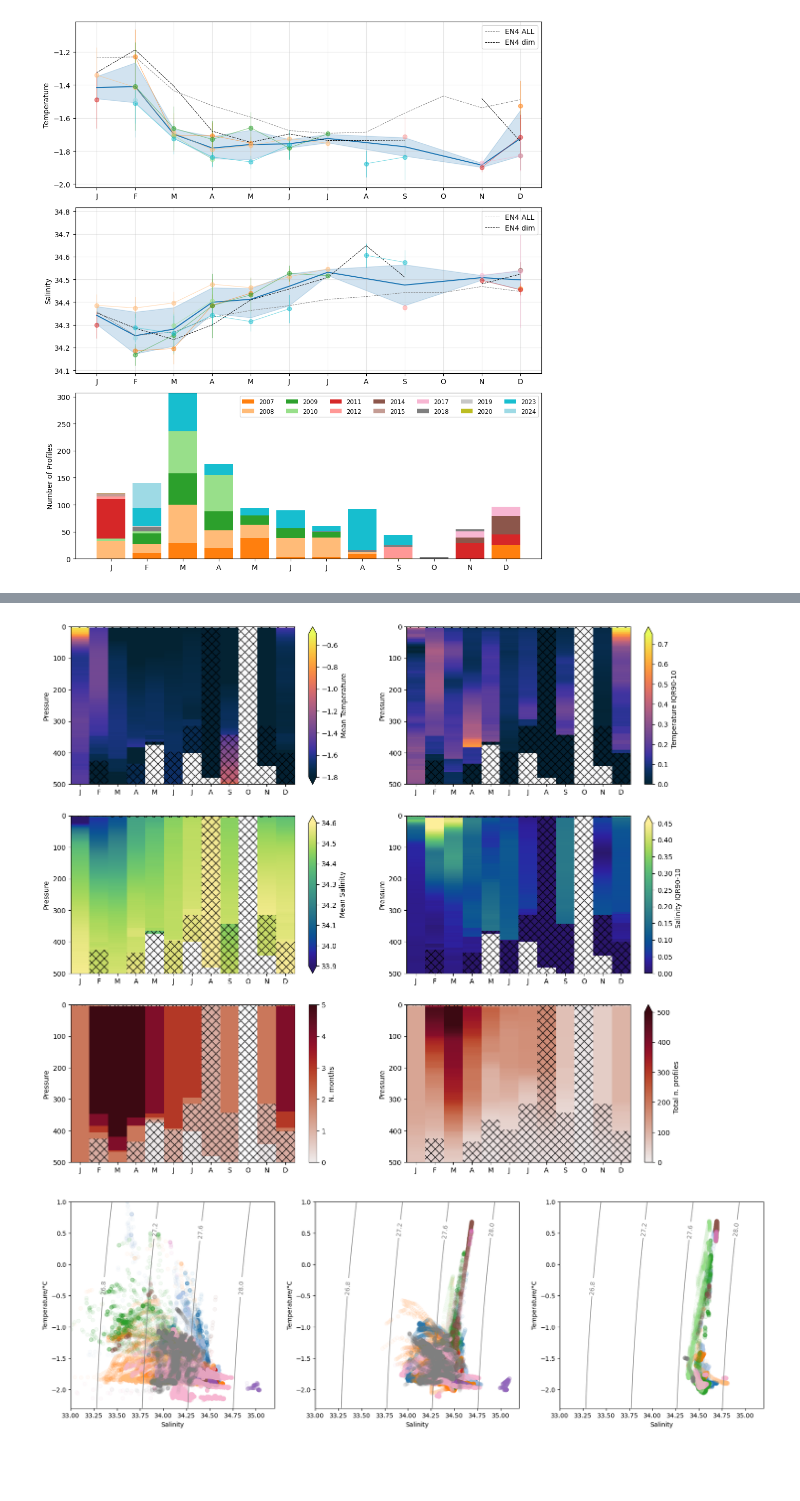
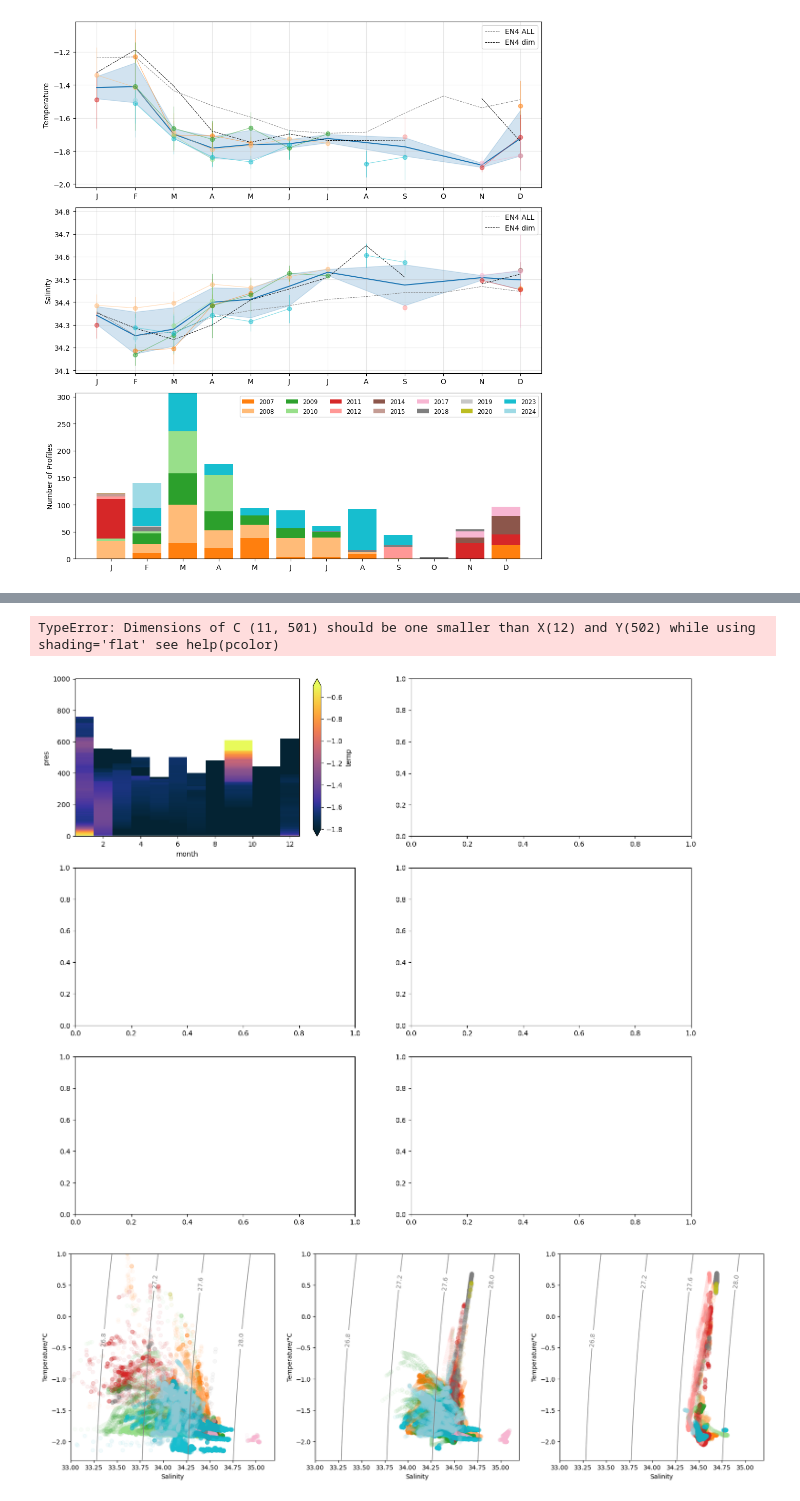
Before and after one commit to eejco/thesis_c3, a Jupyter notebook: c3_natural_variability.ipynb, the cells around one changed output, grey strips where cells are left out. Cells and saved outputs as stored; diff of their text form; code cells hidden in the pictures; blank space fills up the shorter version.

```diff
--- a/c3_natural_variability.ipynb
+++ b/c3_natural_variability.ipynb
@@ -177,0 +158,2 @@ Data variables:
+# %%
+cdict =
@@ -357,34 +355,32 @@ presvmonth(ax[1][1],cli_iqr.psal,'Salinity IQR90-10',cmocean.cm.haline,c1=0,c2=0
 presvmonth(ax[2][0],cli_count.temp,'N. months',cmocean.cm.amp,c1=0,c2=5)
 presvmonth(ax[2][1],mon_count.psal.groupby('time.month').sum(),'Total n. profiles',cmocean.cm.amp,c1=0,c2=500)
 # %% [output]
+TypeError: Dimensions of C (11, 501) should be one smaller than X(12) and Y(502) while using shading='flat' see help(pcolor)
-[figure, old version]
+[figure, new version]
-# %%
-year_count = ds_shelf.groupby('time.year').count()
-cdict = dict(zip(year_count.year.to_numpy(),colors))
 # %%
 fig, ax = plt.subplots(1,3,figsize=(20,6))
 
 ims=[]
 def ts_plot(ax,z1,z2):
-    for y in year_count.year:
+    for y in cdict.keys():
         data = ds_shelf.where(ds_shelf.year==y,drop=True).where(max_depth > z2,drop=True).sel(pres=slice(z1,z2))
         if not len(data.time) ==0:
-            ims.append(ax.scatter(data.psal,data.temp,alpha=0.05,c=cdict[y.item()],label=str(y.item())))
+            ims.append(ax.scatter(data.psal,data.temp,alpha=0.05,c=cdict[y],label=str(y.item())))
 
 
 
     tlim=[-2.3,1]
     slim=[33,35.2]
     temprange,psalrange,sig0range_ = fns.sig0range(tlim,slim)
     cs=ax.contour(psalrange,temprange,sig0range_,levels=4,colors='grey',linewidths=1)
     plt.clabel(cs, fontsize=10, inline=1, fmt='%0.1f')
     ax.set_xlim(slim)
     ax.set_ylim(tlim)
     ax.set_ylabel('Temperature/°C')
     ax.set_xlabel('Salinity')
 
 ts_plot(ax[0],0,100)
 ts_plot(ax[1],100,300)
 ts_plot(ax[2],300,600)
 # %% [output]
-[figure, old version]
+[figure, new version]
```
Also changed, not shown: parts of 3 cells of this notebook, 10 other files.
